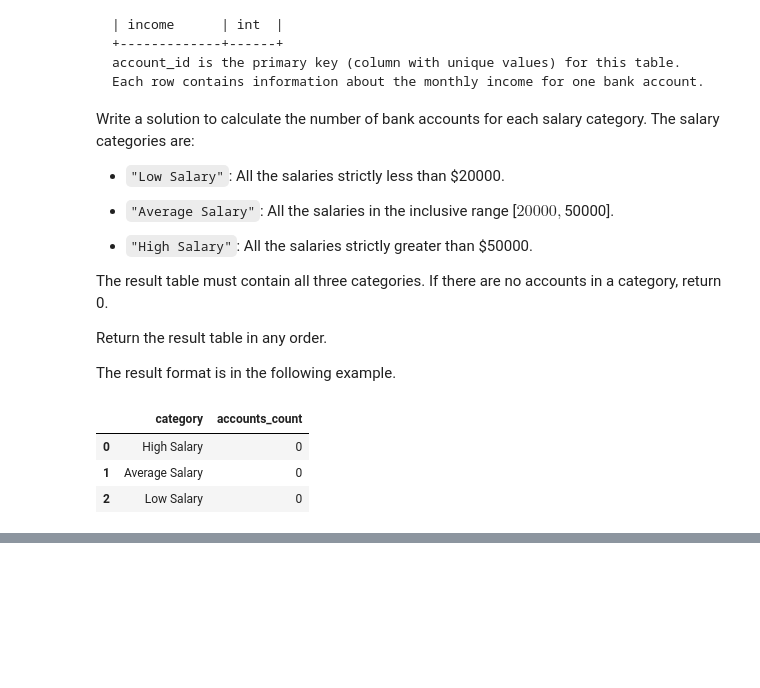
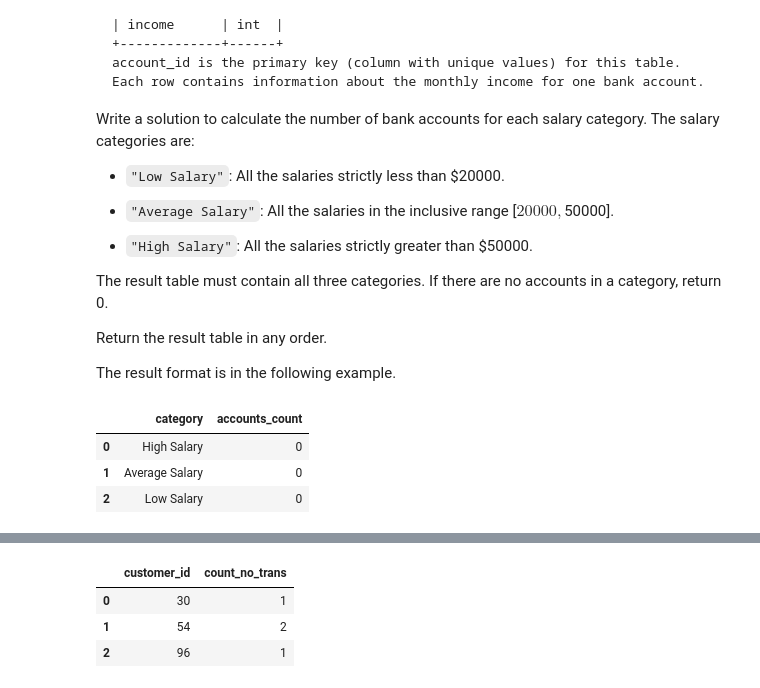
Before and after one commit to drwslv/LeetCode-Pandas, a Jupyter notebook: examples_1.ipynb, the cells around one changed output, grey strips where cells are left out. Drawn from its saved outputs; the diff is of its cells as text; code cells hidden in the pictures; blank space fills up the shorter version.

```diff
--- a/examples_1.ipynb
+++ b/examples_1.ipynb
@@ -3107,0 +3113,5 @@ df
+# %%
+# Beats 12.05%
+def find_customers(visits: pd.DataFrame, transactions: pd.DataFrame) -> pd.DataFrame:
+    transactions['visit_bin'] = True
+    return pd.merge(visits, transactions, how='left', on='visit_id').query('visit_bin.isna()').groupby('customer_id', as_index=False).agg(count_no_trans=('visit_id','count'))
@@ -3107,0 +3123,7 @@ df
+# %%
+find_customers(visits, transactions)
+# %% [output]
+|  | customer_id | count_no_trans |
+| 0 | 30 | 1 |
+| 1 | 54 | 2 |
+| 2 | 96 | 1 |
```
Also changed, not shown: parts of 9 cells of this notebook.
